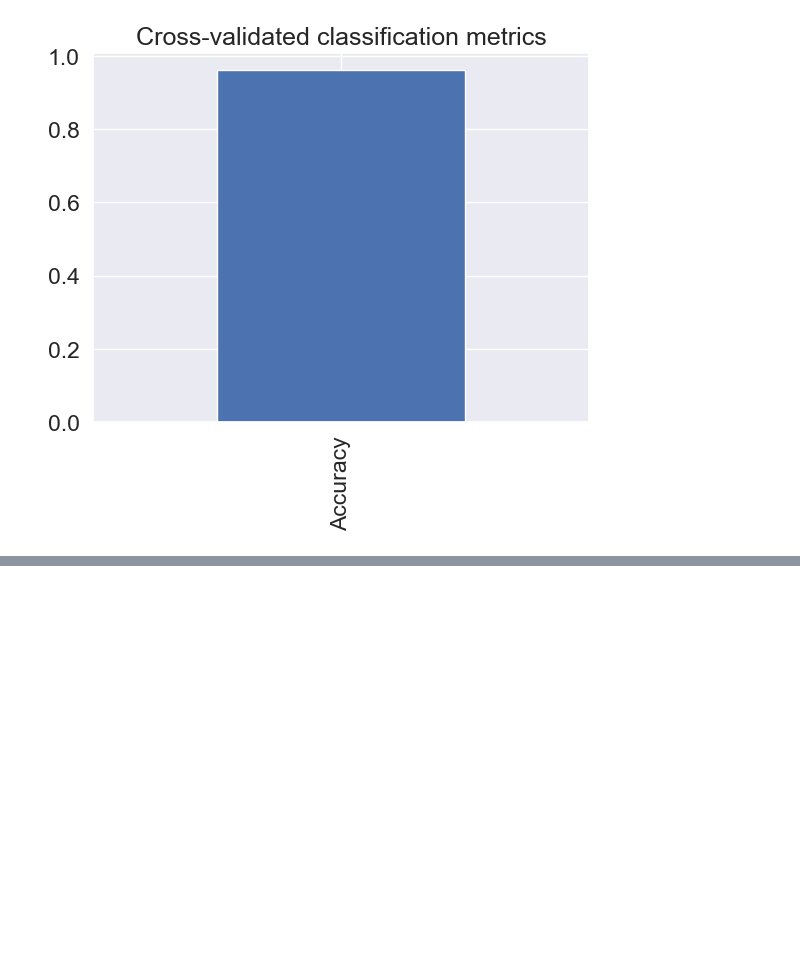
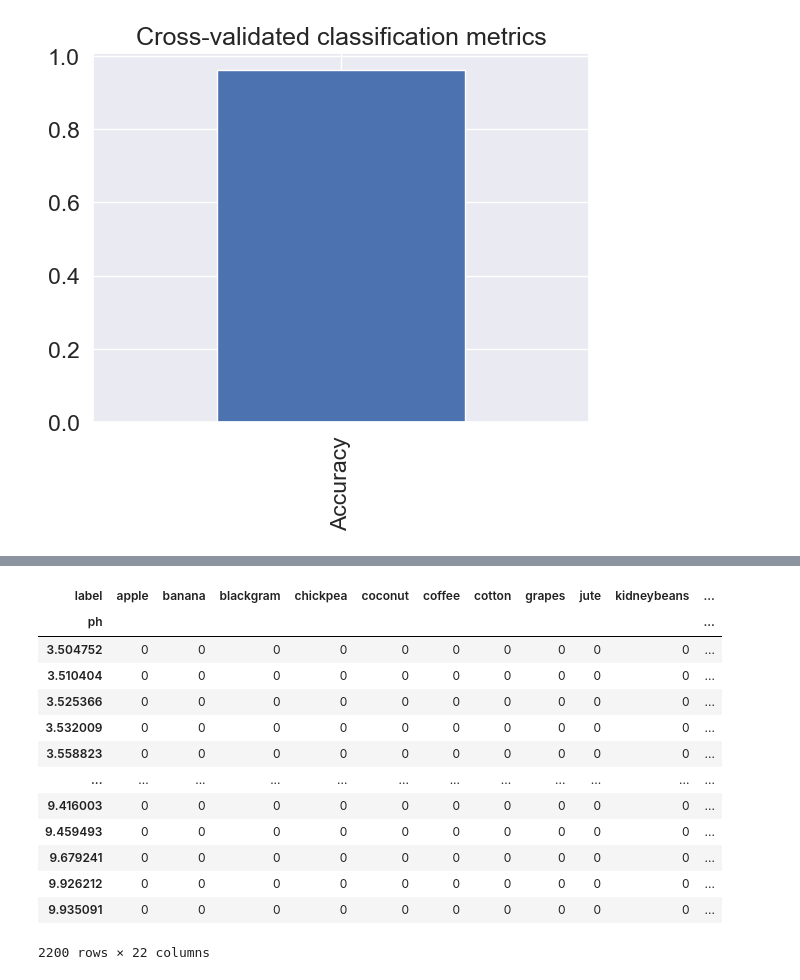
Before and after one commit to InflixOP/Smart-Agriculture-Advisory-System, a Jupyter notebook: Smart_Agriculture_System.ipynb, the cells around one changed output, grey strips where cells are left out. Saved outputs shown, nothing was run; the diff lists cells and outputs as text; code cells hidden in the pictures; blank space fills up the shorter version.

```diff
--- a/Smart_Agriculture_System.ipynb
+++ b/Smart_Agriculture_System.ipynb
@@ -671,0 +745,17 @@ cv_metrics.T.plot.bar(title="Cross-validated classification metrics",
+# %%
+pd.crosstab(df["ph"], df["label"])
+# %% [output]
+| label | apple | banana | blackgram | chickpea | coconut | coffee | cotton | grapes | jute | kidneybeans | ... |
+| ph |  |  |  |  |  |  |  |  |  |  | ... |
+| 3.504752 | 0 | 0 | 0 | 0 | 0 | 0 | 0 | 0 | 0 | 0 | ... |
+| 3.510404 | 0 | 0 | 0 | 0 | 0 | 0 | 0 | 0 | 0 | 0 | ... |
+| 3.525366 | 0 | 0 | 0 | 0 | 0 | 0 | 0 | 0 | 0 | 0 | ... |
+| 3.532009 | 0 | 0 | 0 | 0 | 0 | 0 | 0 | 0 | 0 | 0 | ... |
+| 3.558823 | 0 | 0 | 0 | 0 | 0 | 0 | 0 | 0 | 0 | 0 | ... |
+| ... | ... | ... | ... | ... | ... | ... | ... | ... | ... | ... | ... |
+| 9.416003 | 0 | 0 | 0 | 0 | 0 | 0 | 0 | 0 | 0 | 0 | ... |
+| 9.459493 | 0 | 0 | 0 | 0 | 0 | 0 | 0 | 0 | 0 | 0 | ... |
+| 9.679241 | 0 | 0 | 0 | 0 | 0 | 0 | 0 | 0 | 0 | 0 | ... |
+| 9.926212 | 0 | 0 | 0 | 0 | 0 | 0 | 0 | 0 | 0 | 0 | ... |
+| 9.935091 | 0 | 0 | 0 | 0 | 0 | 0 | 0 | 0 | 0 | 0 | ... |
+2200 rows × 22 columns
```
Also changed, not shown: parts of 7 cells of this notebook.
